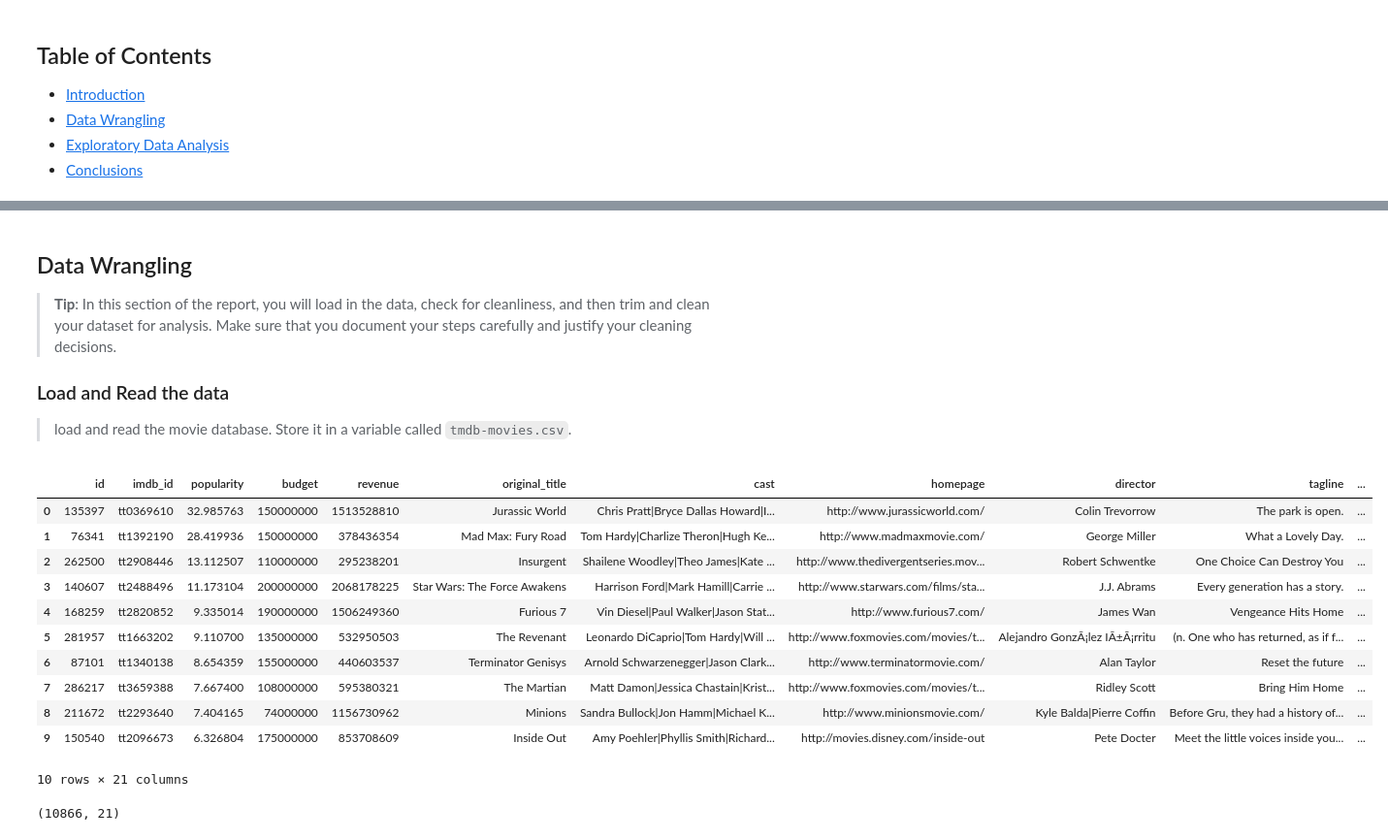
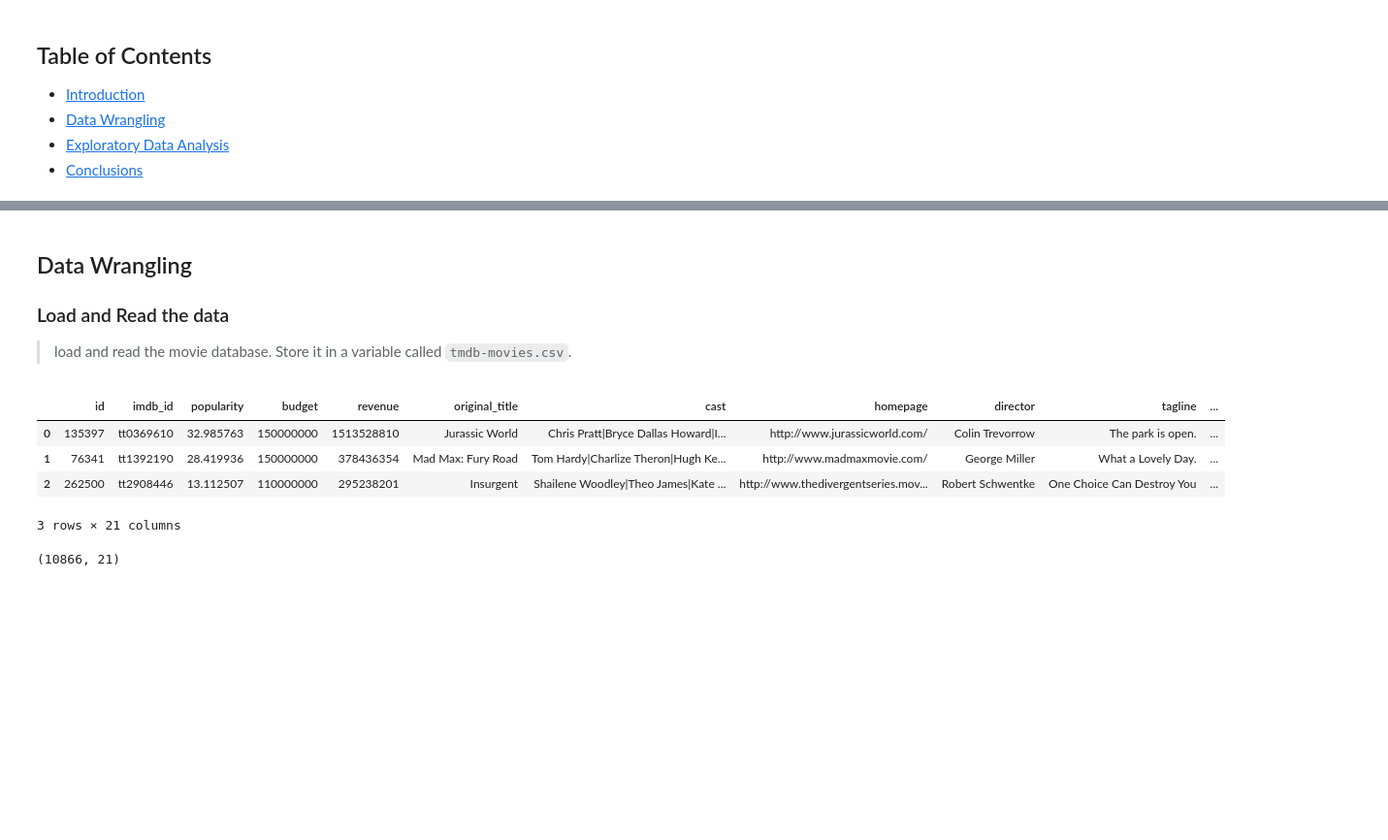
Before and after one commit to NigussieH/MovieDataAnalysis, a Jupyter notebook: MovieDataAnalysis.ipynb, the cells around one changed output, grey strips where cells are left out. Shown at 97% size. Cells and saved outputs as stored; diff of their text form; code cells hidden in the pictures; blank space fills up the shorter version.

```diff
--- a/MovieDataAnalysis.ipynb
+++ b/MovieDataAnalysis.ipynb
@@ -64,7 +64,6 @@ import seaborn as sns
 <a id='wrangling'></a>
 ## Data Wrangling
 
-> **Tip**: In this section of the report, you will load in the data, check for cleanliness, and then trim and clean your dataset for analysis. Make sure that you document your steps carefully and justify your cleaning decisions.
 
 ###   Load  and Read the data
 > load and read the movie database. Store it in a variable called `tmdb-movies.csv`.
@@ -74,20 +73,13 @@ import seaborn as sns
 df = pd.read_csv('tmdb-movies.csv')
 # %%
 #   types and look for instances of missing or possibly errant data.
-df.head(10)
+df.head(3)
 # %% [output]
 |  | id | imdb_id | popularity | budget | revenue | original_title | cast | homepage | director | tagline | ... |
 | 0 | 135397 | tt0369610 | 32.985763 | 150000000 | 1513528810 | Jurassic World | Chris Pratt|Bryce Dallas Howard|I... | http://www.jurassicworld.com/ | Colin Trevorrow | The park is open. | ... |
 | 1 | 76341 | tt1392190 | 28.419936 | 150000000 | 378436354 | Mad Max: Fury Road | Tom Hardy|Charlize Theron|Hugh Ke... | http://www.madmaxmovie.com/ | George Miller | What a Lovely Day. | ... |
 | 2 | 262500 | tt2908446 | 13.112507 | 110000000 | 295238201 | Insurgent | Shailene Woodley|Theo James|Kate ... | http://www.thedivergentseries.mov... | Robert Schwentke | One Choice Can Destroy You | ... |
-| 3 | 140607 | tt2488496 | 11.173104 | 200000000 | 2068178225 | Star Wars: The Force Awakens | Harrison Ford|Mark Hamill|Carrie ... | http://www.starwars.com/films/sta... | J.J. Abrams | Every generation has a story. | ... |
-| 4 | 168259 | tt2820852 | 9.335014 | 190000000 | 1506249360 | Furious 7 | Vin Diesel|Paul Walker|Jason Stat... | http://www.furious7.com/ | James Wan | Vengeance Hits Home | ... |
-| 5 | 281957 | tt1663202 | 9.110700 | 135000000 | 532950503 | The Revenant | Leonardo DiCaprio|Tom Hardy|Will ... | http://www.foxmovies.com/movies/t... | Alejandro GonzÃ¡lez IÃ±Ã¡rritu | (n. One who has returned, as if f... | ... |
-| 6 | 87101 | tt1340138 | 8.654359 | 155000000 | 440603537 | Terminator Genisys | Arnold Schwarzenegger|Jason Clark... | http://www.terminatormovie.com/ | Alan Taylor | Reset the future | ... |
-| 7 | 286217 | tt3659388 | 7.667400 | 108000000 | 595380321 | The Martian | Matt Damon|Jessica Chastain|Krist... | http://www.foxmovies.com/movies/t... | Ridley Scott | Bring Him Home | ... |
-| 8 | 211672 | tt2293640 | 7.404165 | 74000000 | 1156730962 | Minions | Sandra Bullock|Jon Hamm|Michael K... | http://www.minionsmovie.com/ | Kyle Balda|Pierre Coffin | Before Gru, they had a history of... | ... |
-| 9 | 150540 | tt2096673 | 6.326804 | 175000000 | 853708609 | Inside Out | Amy Poehler|Phyllis Smith|Richard... | http://movies.disney.com/inside-out | Pete Docter | Meet the little voices inside you... | ... |
-10 rows × 21 columns
+3 rows × 21 columns
 # %%
 #Find the shape of the dataset( Number of rows and Columns)
 df.shape
```
Also changed, not shown: parts of 89 cells of this notebook, 1 other file.
